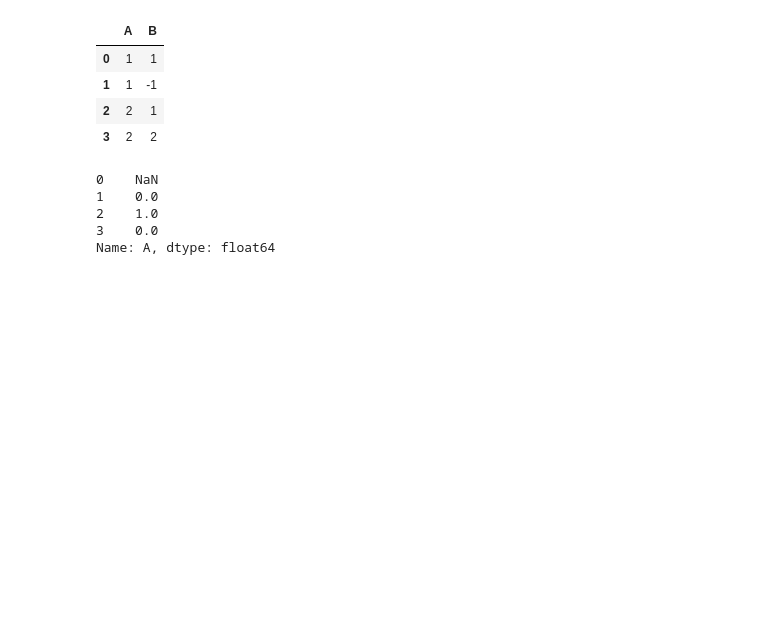
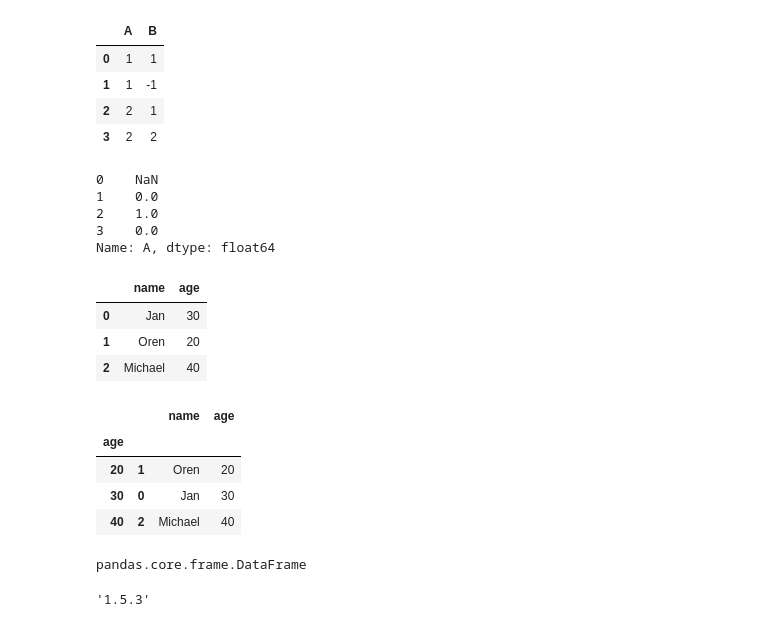
Before and after one commit to zbenmo/yapy3c, a Jupyter notebook: part_VII_pd.ipynb, the cells around one changed output. Cells and saved outputs as stored; diff of their text form; code cells hidden in the pictures; blank space fills up the shorter version.

Commit message:
tried gb.apply

```diff
--- a/part_VII_pd.ipynb
+++ b/part_VII_pd.ipynb
@@ -297,3 +297,30 @@ df['A'].diff()
 2    1.0
 3    0.0
 Name: A, dtype: float64
+# %%
+df
+# %% [output]
+|  | name | age |
+| 0 | Jan | 30 |
+| 1 | Oren | 20 |
+| 2 | Michael | 40 |
+# %%
+gb = df.groupby('age', group_keys=True) # try also with False
+# %%
+df_res = gb.apply(lambda x: x)
+# %%
+df_res
+# %% [output]
+|  |  | name | age |
+| age |  |  |  |
+| 20 | 1 | Oren | 20 |
+| 30 | 0 | Jan | 30 |
+| 40 | 2 | Michael | 40 |
+# %%
+type(df_res)
+# %% [output]
+pandas.core.frame.DataFrame
+# %%
+pd.__version__
+# %% [output]
+'1.5.3'
```
